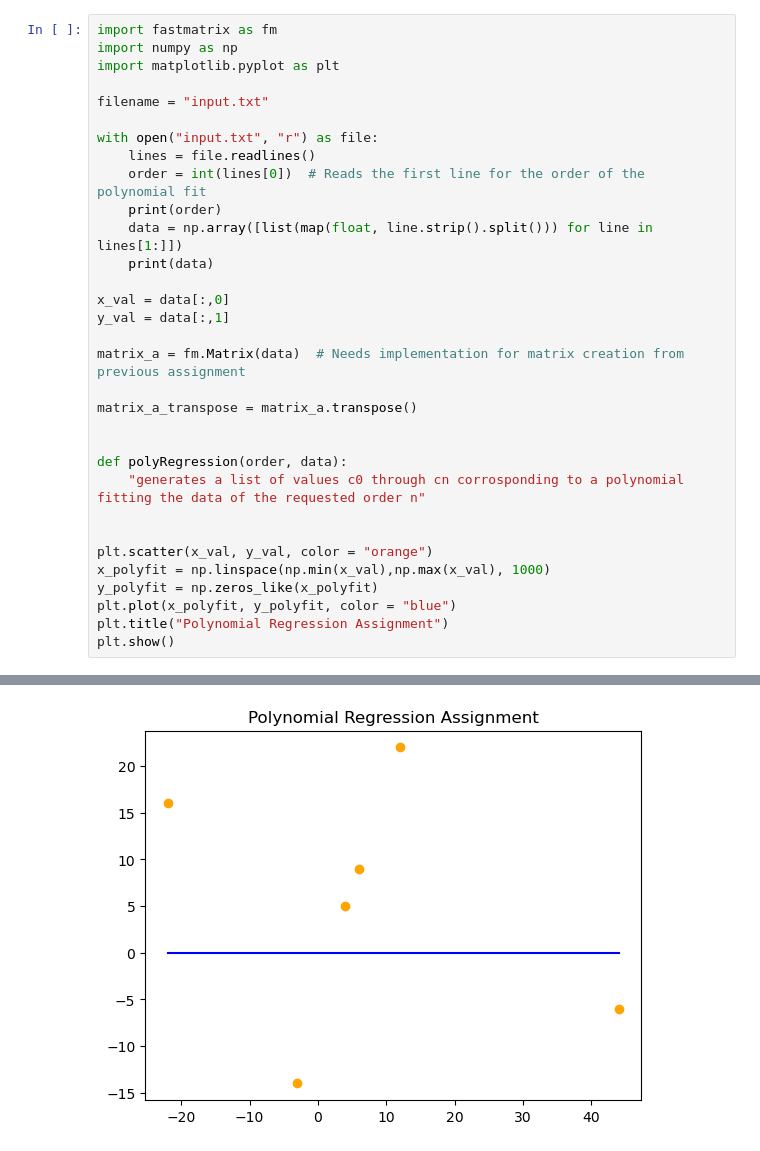
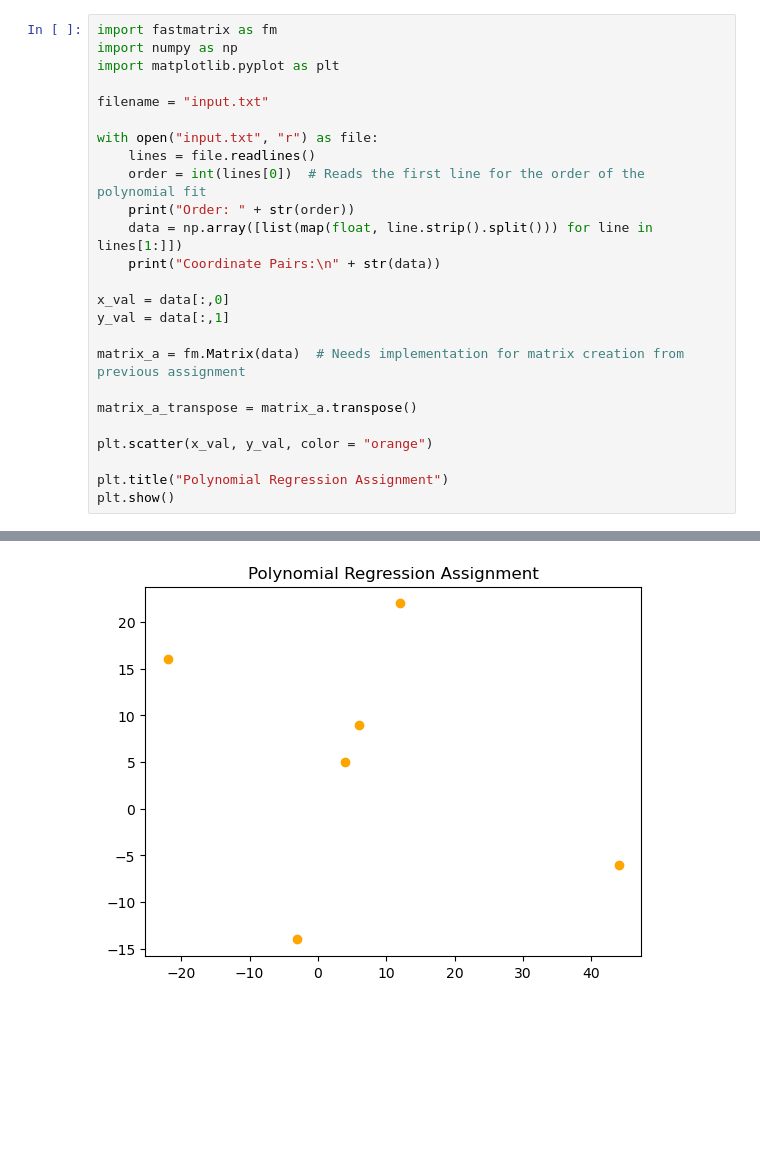
Before and after one commit to alexMcGarity/computational-physics, a Jupyter notebook: Group Project Four/polynomialRegression.ipynb, the cells around one changed output, grey strips where cells are left out. Drawn from its saved outputs; the diff is of its cells as text; blank space fills up the shorter version.

```diff
--- a/Group Project Four/polynomialRegression.ipynb
+++ b/Group Project Four/polynomialRegression.ipynb
@@ -8,9 +8,9 @@ filename = "input.txt"
 with open("input.txt", "r") as file:
     lines = file.readlines()
     order = int(lines[0])  # Reads the first line for the order of the polynomial fit
-    print(order)
+    print("Order: " + str(order))
     data = np.array([list(map(float, line.strip().split())) for line in lines[1:]])
-    print(data)
+    print("Coordinate Pairs:\n" + str(data))
 
 x_val = data[:,0]
 y_val = data[:,1]
@@ -19,15 +19,8 @@ matrix_a = fm.Matrix(data)  # Needs implementation for matrix creation from prev
 
 matrix_a_transpose = matrix_a.transpose()
 
+plt.scatter(x_val, y_val, color = "orange")
 
-def polyRegression(order, data):
-    "generates a list of values c0 through cn corrosponding to a polynomial fitting the data of the requested order n"
-
-
-plt.scatter(x_val, y_val, color = "orange")
-x_polyfit = np.linspace(np.min(x_val),np.max(x_val), 1000)
-y_polyfit = np.zeros_like(x_polyfit)
-plt.plot(x_polyfit, y_polyfit, color = "blue")
 plt.title("Polynomial Regression Assignment")
 plt.show()
 # %% [output]
@@ -35,7 +29,7 @@ plt.show()
 [[-22.  16.]
  [ -3. -14.]
  [  4.   5.]
  [  6.   9.]
  [ 12.  22.]
  [ 44.  -6.]]
-[figure, old version]
+[figure, new version]
```
Also changed, not shown: parts of 2 cells of this notebook, 1 other file.
